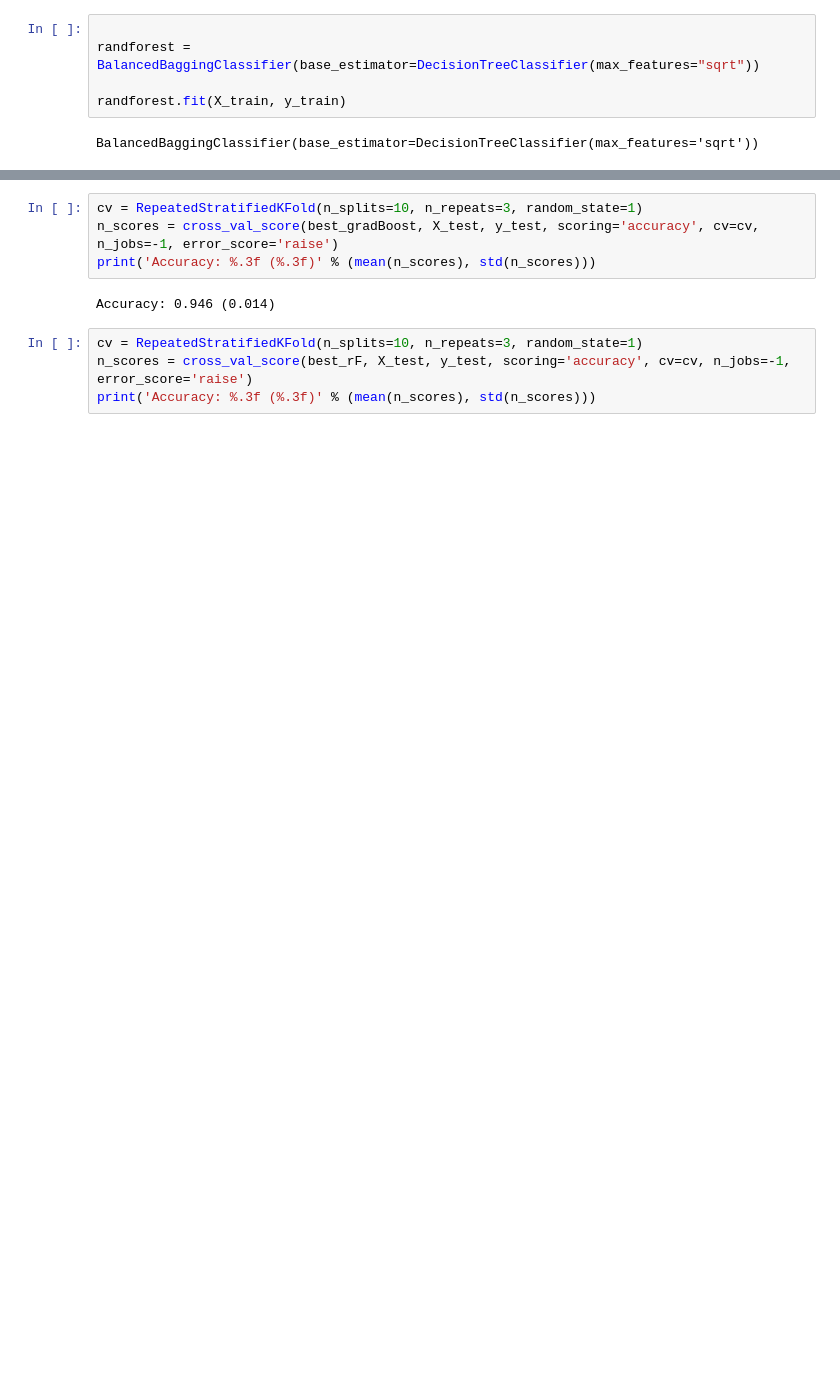
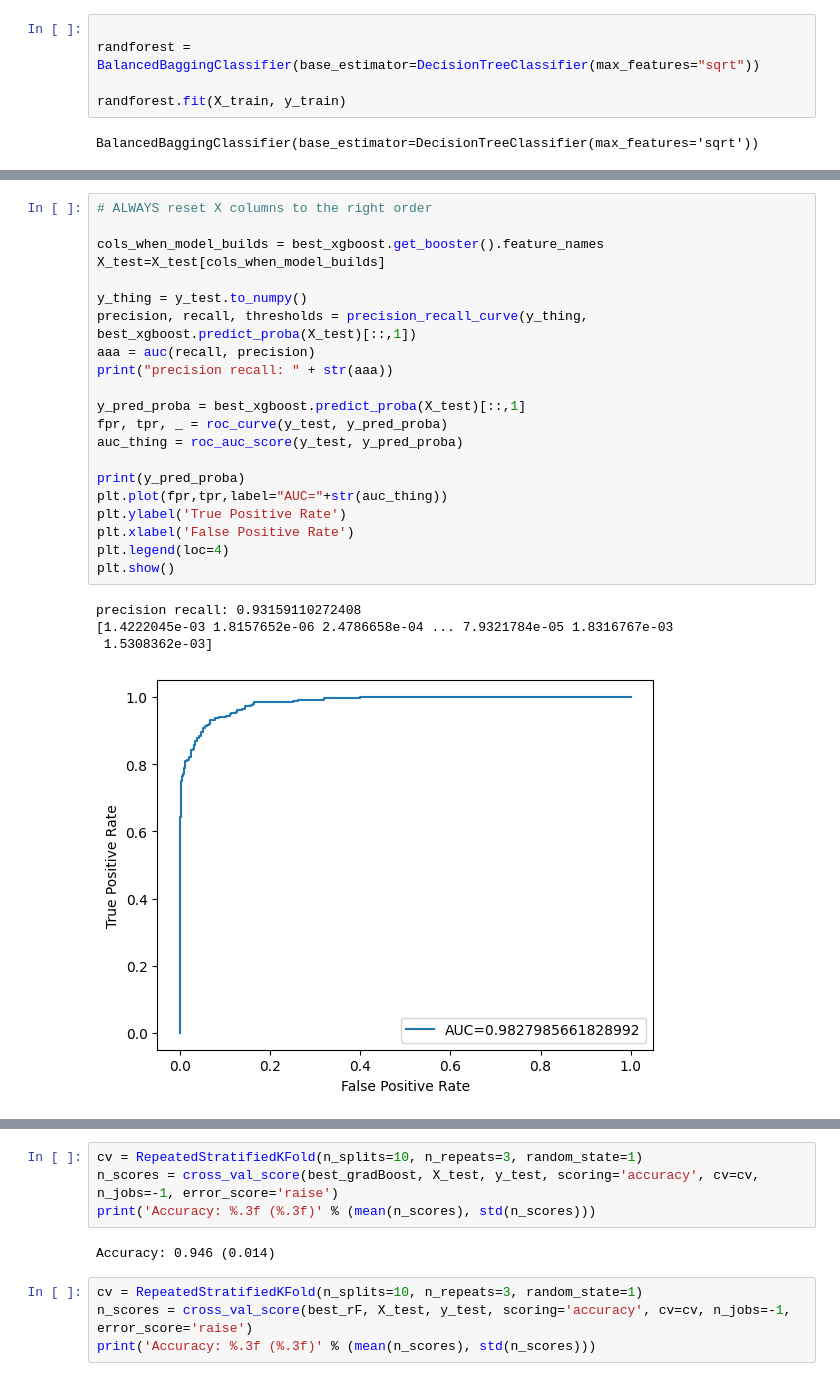
Before and after one commit to 25benjaminli/zoonotic-prediction, a Jupyter notebook: run.ipynb, the cells around one changed output, grey strips where cells are left out. Cells and saved outputs as stored; diff of their text form; blank space fills up the shorter version.

```diff
--- a/run.ipynb
+++ b/run.ipynb
@@ -454,3 +473,29 @@ plt.show()
 precision recall: 0.9150372384473479
 [0.00045723 0.00013599 0.00065591 ... 0.00053945 0.00509031 0.01590035]
 [figure]
+# %%
+# ALWAYS reset X columns to the right order
+
+cols_when_model_builds = best_xgboost.get_booster().feature_names
+X_test=X_test[cols_when_model_builds]
+
+y_thing = y_test.to_numpy()
+precision, recall, thresholds = precision_recall_curve(y_thing, best_xgboost.predict_proba(X_test)[::,1])
+aaa = auc(recall, precision)
+print("precision recall: " + str(aaa))
+
+y_pred_proba = best_xgboost.predict_proba(X_test)[::,1]
+fpr, tpr, _ = roc_curve(y_test, y_pred_proba)
+auc_thing = roc_auc_score(y_test, y_pred_proba)
+
+print(y_pred_proba)
+plt.plot(fpr,tpr,label="AUC="+str(auc_thing))
+plt.ylabel('True Positive Rate')
+plt.xlabel('False Positive Rate')
+plt.legend(loc=4)
+plt.show()
+# %% [output]
+precision recall: 0.93159110272408
+[1.4222045e-03 1.8157652e-06 2.4786658e-04 ... 7.9321784e-05 1.8316767e-03
+ 1.5308362e-03]
+[figure, added]
```
Also changed, not shown: parts of 14 cells of this notebook, 5 other files.
